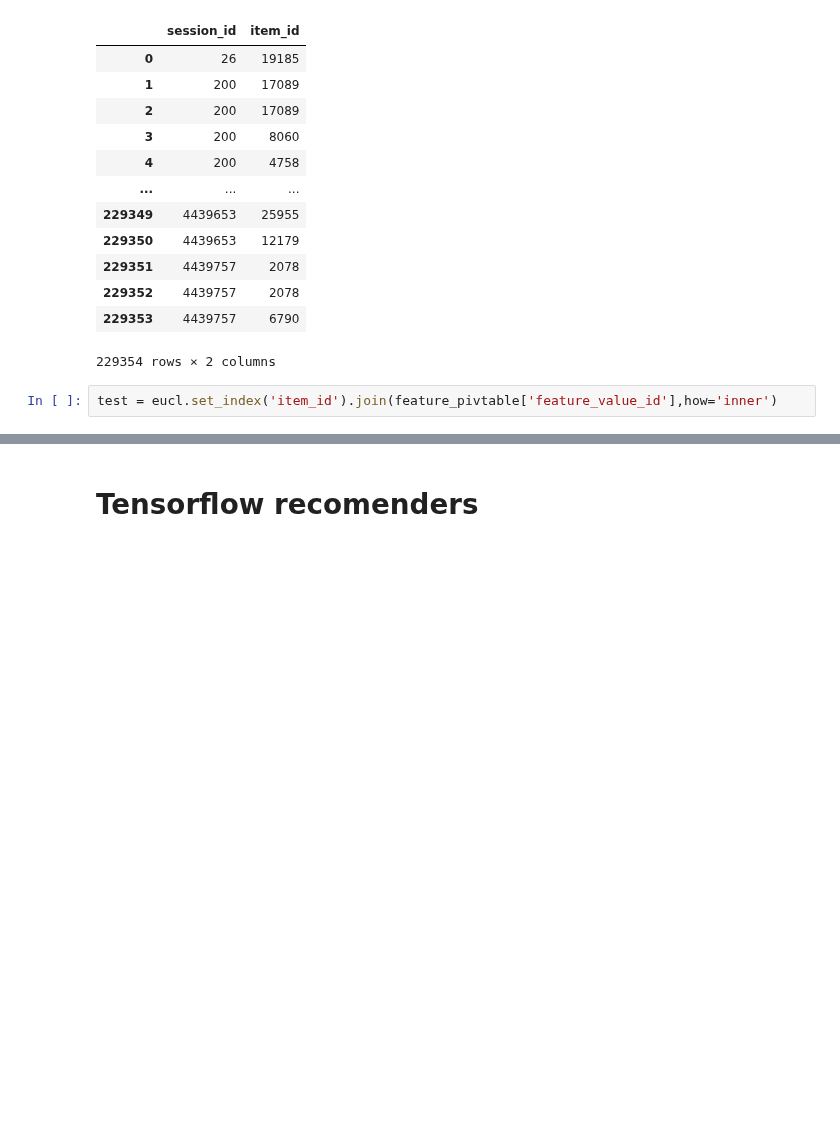
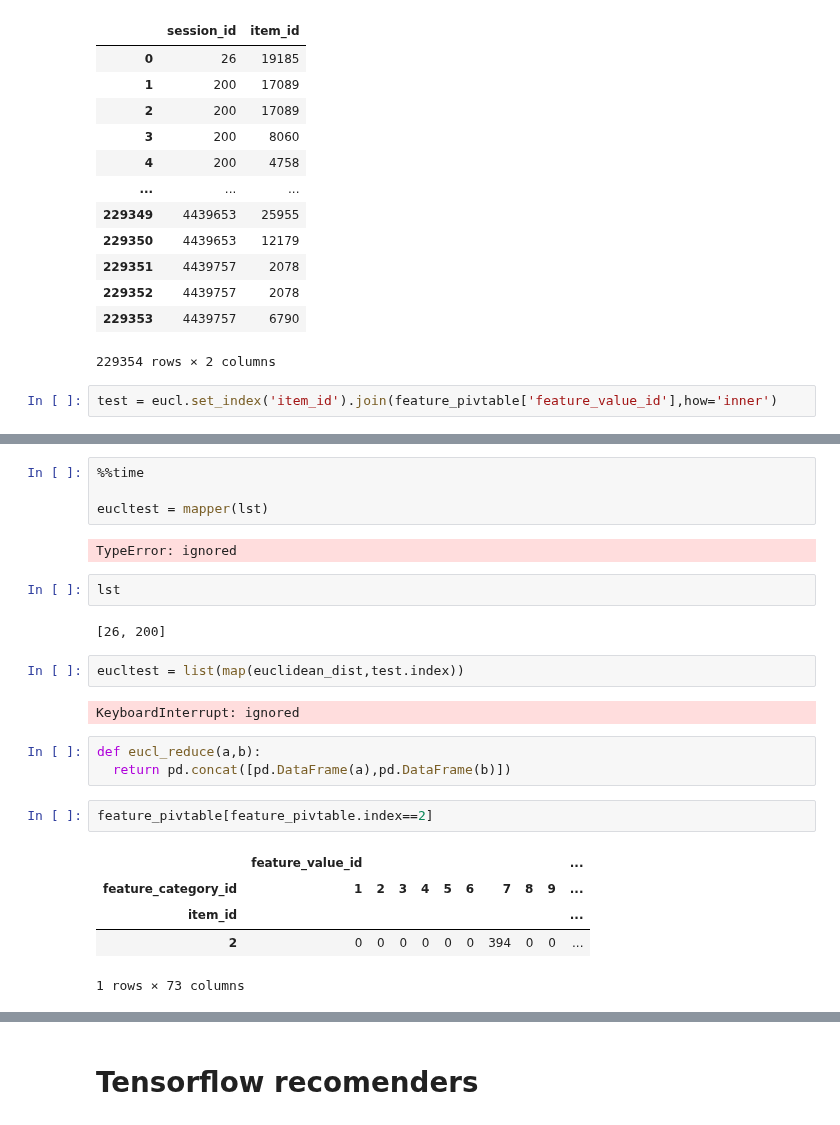
Before and after one commit to Ananassio/Data-Science_lab, a Jupyter notebook: Project/Data.ipynb, the cells around one changed output, grey strips where cells are left out. Drawn from its saved outputs; the diff is of its cells as text; blank space fills up the shorter version.

```diff
--- a/Project/Data.ipynb
+++ b/Project/Data.ipynb
@@ -1277,0 +1426,25 @@ test.groupby('session_id').sum()
+# %%
+%%time
+
+eucltest = mapper(lst)
+# %% [output]
+TypeError: ignored
+# %%
+lst
+# %% [output]
+[26, 200]
+# %%
+eucltest = list(map(euclidean_dist,test.index))
+# %% [output]
+KeyboardInterrupt: ignored
+# %%
+def eucl_reduce(a,b):
+  return pd.concat([pd.DataFrame(a),pd.DataFrame(b)])
+# %%
+feature_pivtable[feature_pivtable.index==2]
+# %% [output]
+|  | feature_value_id |  |  |  |  |  |  |  |  | ... |
+| feature_category_id | 1 | 2 | 3 | 4 | 5 | 6 | 7 | 8 | 9 | ... |
+| item_id |  |  |  |  |  |  |  |  |  | ... |
+| 2 | 0 | 0 | 0 | 0 | 0 | 0 | 394 | 0 | 0 | ... |
+1 rows × 73 columns
```
Also changed, not shown: parts of 17 cells of this notebook.
